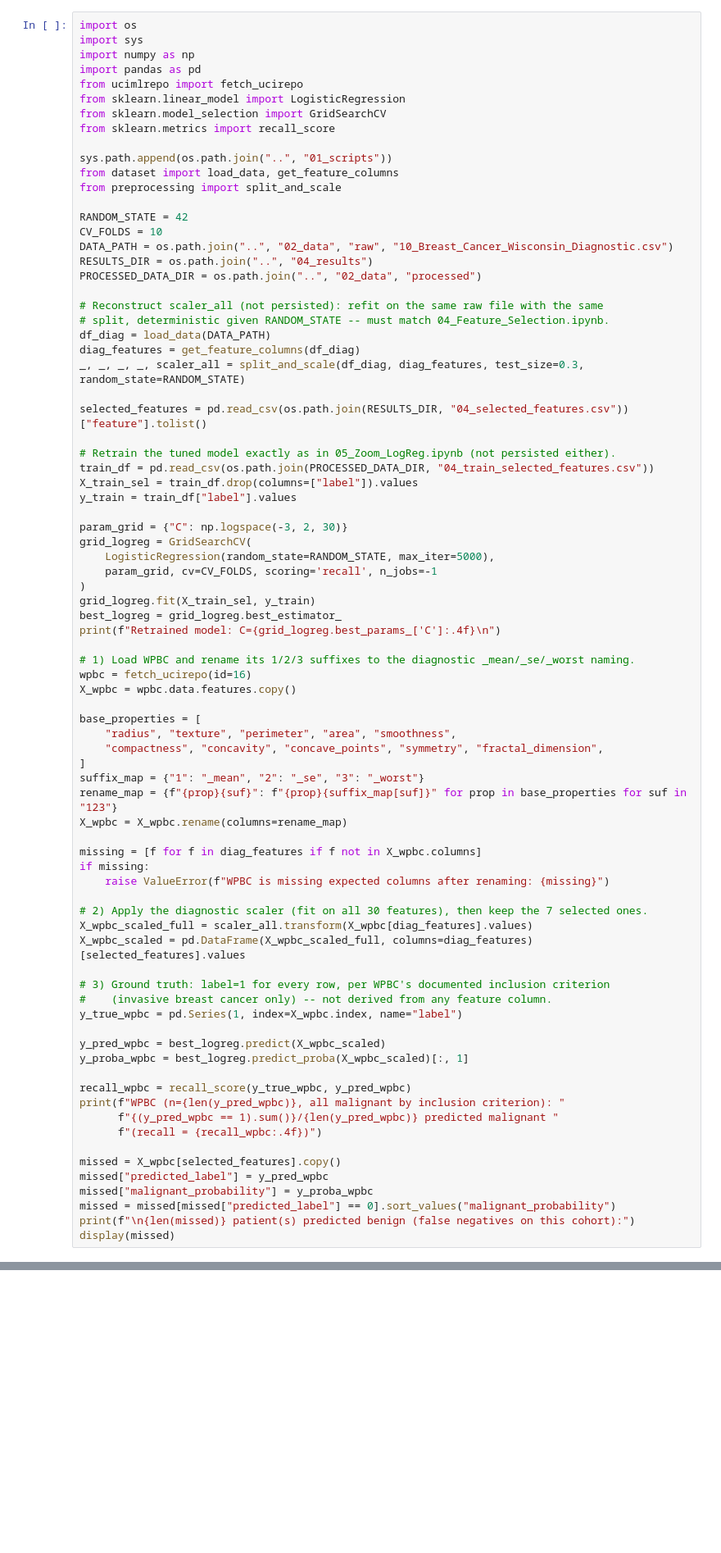
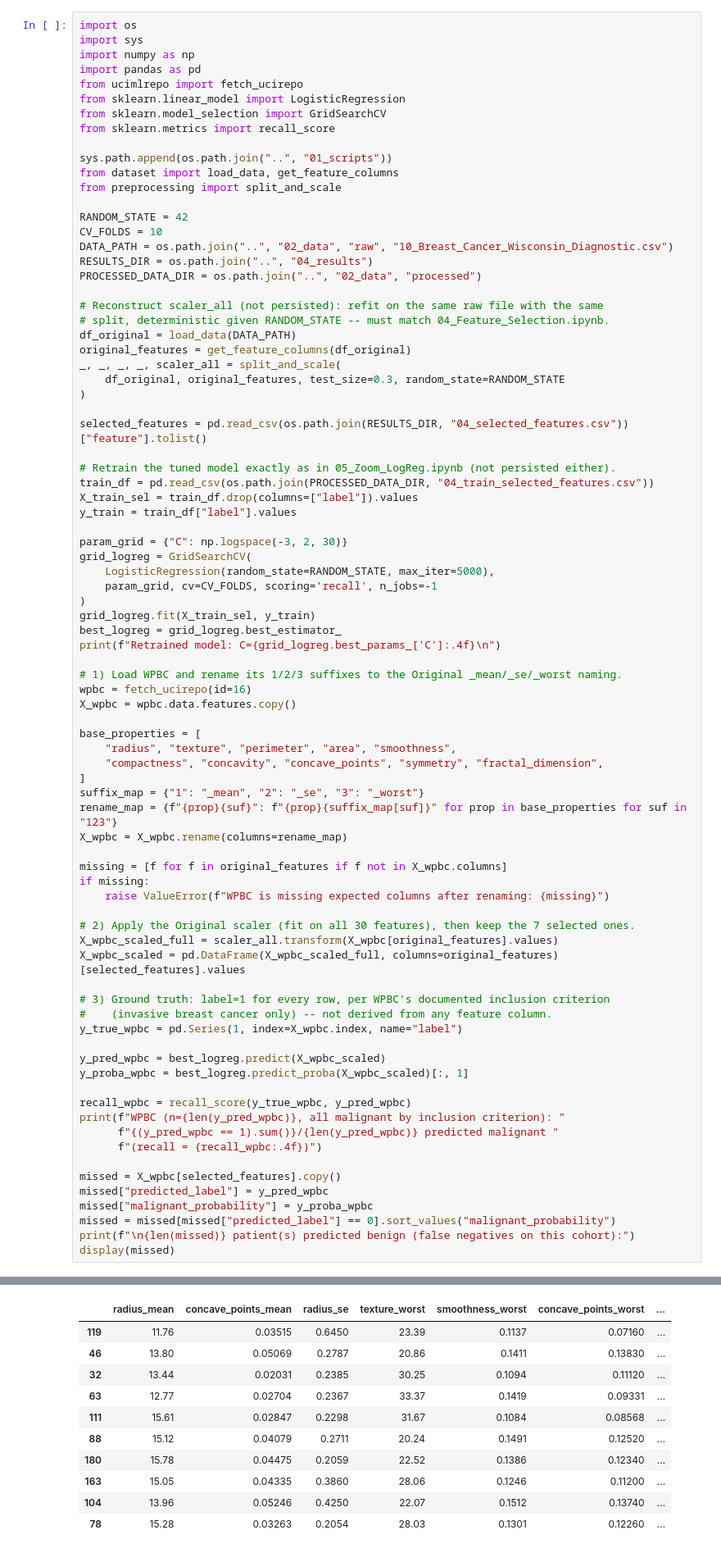
Before and after one commit to ostacore/Projets-UM5BM753-, a Jupyter notebook: 03_notebooks/07_Prognostic_Data_Test.ipynb, the cells around one changed output, grey strips where cells are left out. Shown at 82% size. Drawn from its saved outputs; the diff is of its cells as text; blank space fills up the shorter version.

```diff
--- a/03_notebooks/07_Prognostic_Data_Test.ipynb
+++ b/03_notebooks/07_Prognostic_Data_Test.ipynb
@@ -79,9 +79,11 @@ PROCESSED_DATA_DIR = os.path.join("..", "02_data", "processed")
 
 # Reconstruct scaler_all (not persisted): refit on the same raw file with the same
 # split, deterministic given RANDOM_STATE -- must match 04_Feature_Selection.ipynb.
-df_diag = load_data(DATA_PATH)
-diag_features = get_feature_columns(df_diag)
-_, _, _, _, scaler_all = split_and_scale(df_diag, diag_features, test_size=0.3, random_state=RANDOM_STATE)
+df_original = load_data(DATA_PATH)
+original_features = get_feature_columns(df_original)
+_, _, _, _, scaler_all = split_and_scale(
+    df_original, original_features, test_size=0.3, random_state=RANDOM_STATE
+)
 
 selected_features = pd.read_csv(os.path.join(RESULTS_DIR, "04_selected_features.csv"))["feature"].tolist()
 
@@ -99,7 +101,7 @@ grid_logreg.fit(X_train_sel, y_train)
 best_logreg = grid_logreg.best_estimator_
 print(f"Retrained model: C={grid_logreg.best_params_['C']:.4f}\n")
 
-# 1) Load WPBC and rename its 1/2/3 suffixes to the diagnostic _mean/_se/_worst naming.
+# 1) Load WPBC and rename its 1/2/3 suffixes to the Original _mean/_se/_worst naming.
 wpbc = fetch_ucirepo(id=16)
 X_wpbc = wpbc.data.features.copy()
 
@@ -111,13 +113,13 @@ suffix_map = {"1": "_mean", "2": "_se", "3": "_worst"}
 rename_map = {f"{prop}{suf}": f"{prop}{suffix_map[suf]}" for prop in base_properties for suf in "123"}
 X_wpbc = X_wpbc.rename(columns=rename_map)
 
-missing = [f for f in diag_features if f not in X_wpbc.columns]
+missing = [f for f in original_features if f not in X_wpbc.columns]
 if missing:
     raise ValueError(f"WPBC is missing expected columns after renaming: {missing}")
 
-# 2) Apply the diagnostic scaler (fit on all 30 features), then keep the 7 selected ones.
-X_wpbc_scaled_full = scaler_all.transform(X_wpbc[diag_features].values)
-X_wpbc_scaled = pd.DataFrame(X_wpbc_scaled_full, columns=diag_features)[selected_features].values
+# 2) Apply the Original scaler (fit on all 30 features), then keep the 7 selected ones.
+X_wpbc_scaled_full = scaler_all.transform(X_wpbc[original_features].values)
+X_wpbc_scaled = pd.DataFrame(X_wpbc_scaled_full, columns=original_features)[selected_features].values
 
 # 3) Ground truth: label=1 for every row, per WPBC's documented inclusion criterion
 #    (invasive breast cancer only) -- not derived from any feature column.
@@ -137,3 +139,4 @@ missed["malignant_probability"] = y_proba_wpbc
 missed = missed[missed["predicted_label"] == 0].sort_values("malignant_probability")
 print(f"\n{len(missed)} patient(s) predicted benign (false negatives on this cohort):")
 display(missed)
+# %% [output]
@@ -140,3 +147,14 @@ display(missed)
+|  | radius_mean | concave_points_mean | radius_se | texture_worst | smoothness_worst | concave_points_worst | ... |
+| 119 | 11.76 | 0.03515 | 0.6450 | 23.39 | 0.1137 | 0.07160 | ... |
+| 46 | 13.80 | 0.05069 | 0.2787 | 20.86 | 0.1411 | 0.13830 | ... |
+| 32 | 13.44 | 0.02031 | 0.2385 | 30.25 | 0.1094 | 0.11120 | ... |
+| 63 | 12.77 | 0.02704 | 0.2367 | 33.37 | 0.1419 | 0.09331 | ... |
+| 111 | 15.61 | 0.02847 | 0.2298 | 31.67 | 0.1084 | 0.08568 | ... |
+| 88 | 15.12 | 0.04079 | 0.2711 | 20.24 | 0.1491 | 0.12520 | ... |
+| 180 | 15.78 | 0.04475 | 0.2059 | 22.52 | 0.1386 | 0.12340 | ... |
+| 163 | 15.05 | 0.04335 | 0.3860 | 28.06 | 0.1246 | 0.11200 | ... |
+| 104 | 13.96 | 0.05246 | 0.4250 | 22.07 | 0.1512 | 0.13740 | ... |
+| 78 | 15.28 | 0.03263 | 0.2054 | 28.03 | 0.1301 | 0.12260 | ... |
 # %% [markdown]
 ### Understanding the false negatives
 
```
Also changed, not shown: parts of 9 cells of this notebook, 13 other files.
